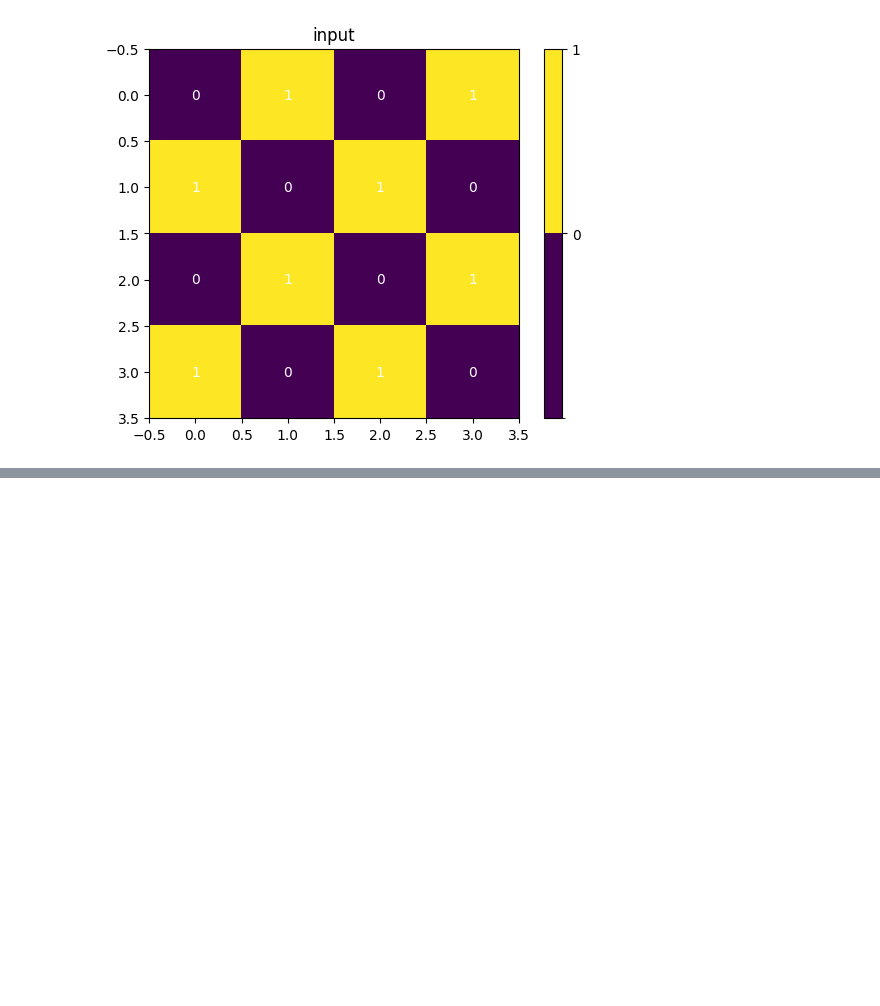
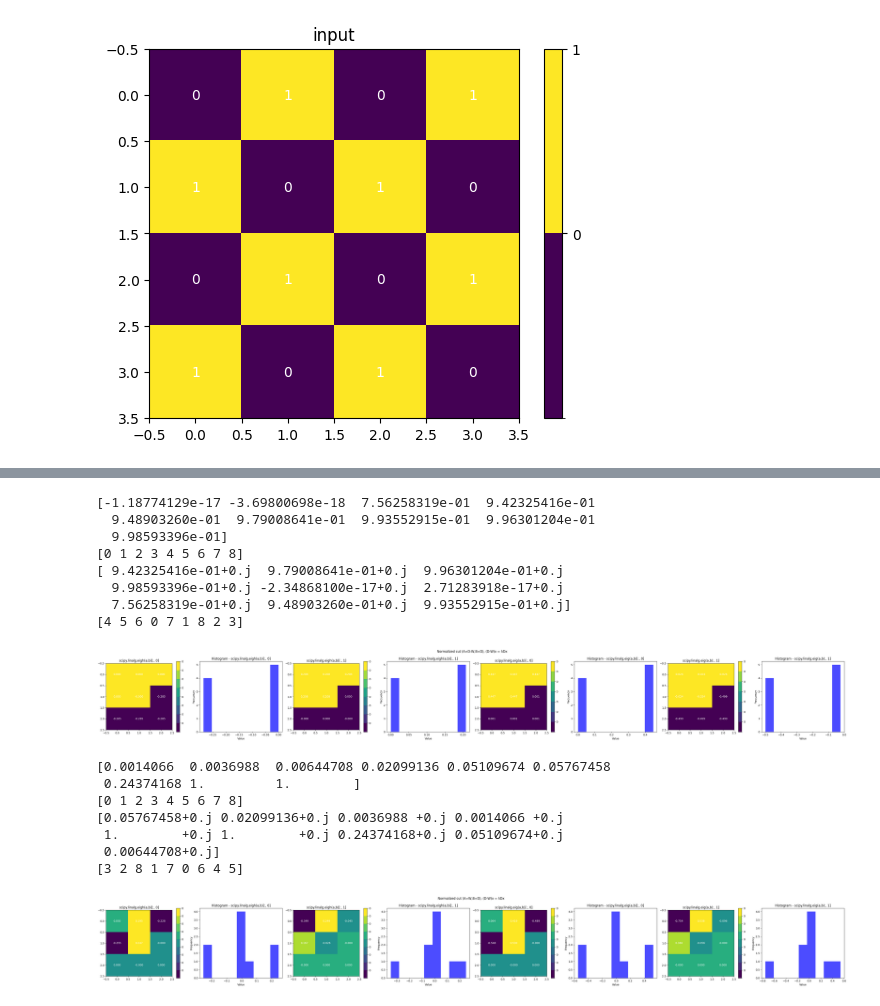
Before and after one commit to garthwales/DDN-NC, a Jupyter notebook: dev/matrix.ipynb, the cells around one changed output, grey strips where cells are left out. Saved outputs shown, nothing was run; the diff lists cells and outputs as text; code cells hidden in the pictures; blank space fills up the shorter version.

```diff
--- a/dev/matrix.ipynb
+++ b/dev/matrix.ipynb
@@ -68,0 +232,36 @@ plot_data(weights, 'weights', annotate=False)
+# %%
+cases = [1,2]
+
+# Normalized cuts (D-W), generalized form
+d = np.sum(weight, 1)
+D = np.diag(d)
+
+A = D-weight
+B = D
+all_vecs,names = get_cuts_general(A,B, cases)
+data_list = [vec.reshape((N2,N2)) for vec in all_vecs]
+plot_data_list_hist(data_list, names, title='Normalized cut (A=D-W,B=D), (D-W)x = λDx') # or Wx = (1-λ)Dx
+
+A = weight
+B = D
+all_vecs,names = get_cuts_general(A,B, cases)
+data_list = [vec.reshape((N2,N2)) for vec in all_vecs]
+plot_data_list_hist(data_list, names, title='Normalized cut (A=W,B=D), (D-W)x = λDx') # or Wx = (1-λ)Dx
+# %% [output]
+[-1.18774129e-17 -3.69800698e-18  7.56258319e-01  9.42325416e-01
+  9.48903260e-01  9.79008641e-01  9.93552915e-01  9.96301204e-01
+  9.98593396e-01]
+[0 1 2 3 4 5 6 7 8]
+[ 9.42325416e-01+0.j  9.79008641e-01+0.j  9.96301204e-01+0.j
+  9.98593396e-01+0.j -2.34868100e-17+0.j  2.71283918e-17+0.j
+  7.56258319e-01+0.j  9.48903260e-01+0.j  9.93552915e-01+0.j]
+[4 5 6 0 7 1 8 2 3]
+[figure, added]
+[0.0014066  0.0036988  0.00644708 0.02099136 0.05109674 0.05767458
+ 0.24374168 1.         1.        ]
+[0 1 2 3 4 5 6 7 8]
+[0.05767458+0.j 0.02099136+0.j 0.0036988 +0.j 0.0014066 +0.j
+ 1.        +0.j 1.        +0.j 0.24374168+0.j 0.05109674+0.j
+ 0.00644708+0.j]
+[3 2 8 1 7 0 6 4 5]
+[figure, added]
```
Also changed, not shown: parts of 6 cells of this notebook.
